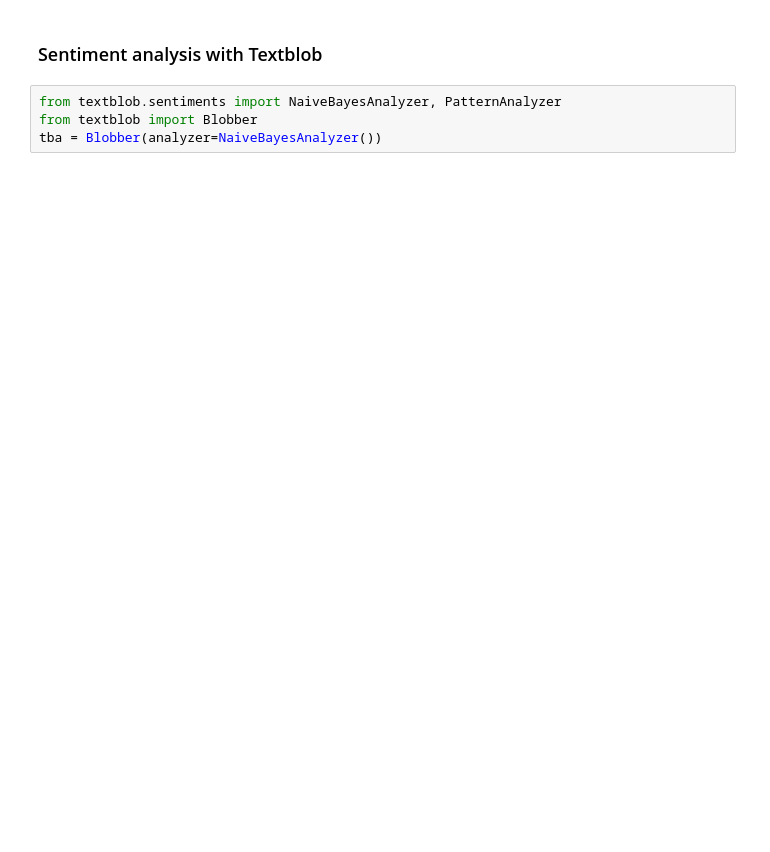
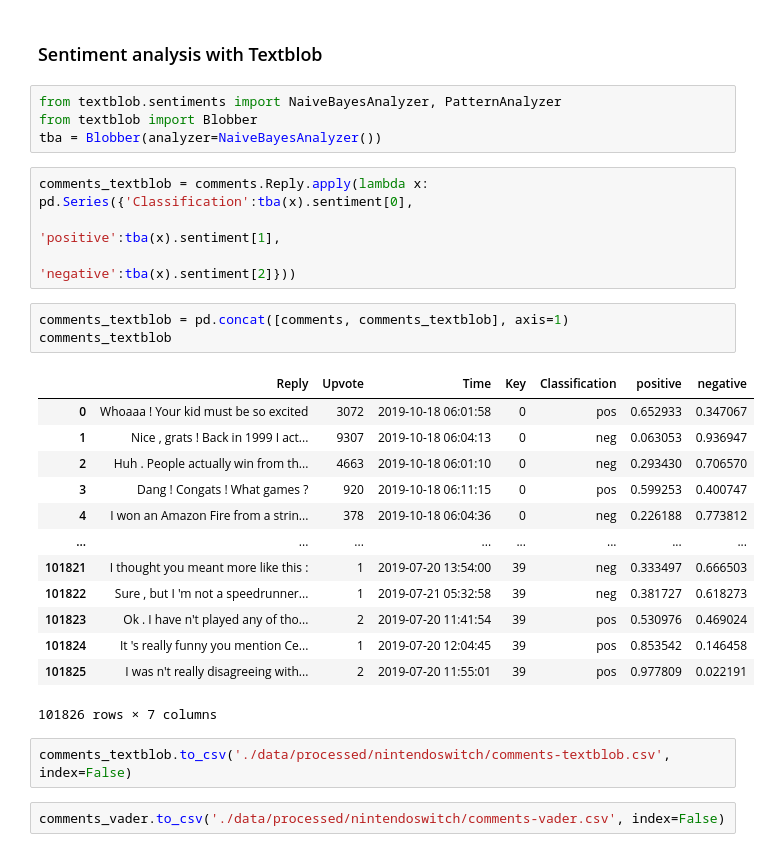
Before and after one commit to micoooo/Sentiment-Analysis, a Jupyter notebook: processing.ipynb, the cells around one changed output. Cells and saved outputs as stored; diff of their text form; blank space fills up the shorter version.

```diff
--- a/processing.ipynb
+++ b/processing.ipynb
@@ -151,3 +168,28 @@ comments_vader.head()
 from textblob.sentiments import NaiveBayesAnalyzer, PatternAnalyzer
 from textblob import Blobber
 tba = Blobber(analyzer=NaiveBayesAnalyzer())
+# %%
+comments_textblob = comments.Reply.apply(lambda x: pd.Series({'Classification':tba(x).sentiment[0],
+                                                                        'positive':tba(x).sentiment[1],
+                                                                        'negative':tba(x).sentiment[2]}))
+# %%
+comments_textblob = pd.concat([comments, comments_textblob], axis=1)
+comments_textblob
+# %% [output]
+|  | Reply | Upvote | Time | Key | Classification | positive | negative |
+| 0 | Whoaaa ! Your kid must be so excited | 3072 | 2019-10-18 06:01:58 | 0 | pos | 0.652933 | 0.347067 |
+| 1 | Nice , grats ! Back in 1999 I act... | 9307 | 2019-10-18 06:04:13 | 0 | neg | 0.063053 | 0.936947 |
+| 2 | Huh . People actually win from th... | 4663 | 2019-10-18 06:01:10 | 0 | neg | 0.293430 | 0.706570 |
+| 3 | Dang ! Congats ! What games ? | 920 | 2019-10-18 06:11:15 | 0 | pos | 0.599253 | 0.400747 |
+| 4 | I won an Amazon Fire from a strin... | 378 | 2019-10-18 06:04:36 | 0 | neg | 0.226188 | 0.773812 |
+| ... | ... | ... | ... | ... | ... | ... | ... |
+| 101821 | I thought you meant more like this : | 1 | 2019-07-20 13:54:00 | 39 | neg | 0.333497 | 0.666503 |
+| 101822 | Sure , but I 'm not a speedrunner... | 1 | 2019-07-21 05:32:58 | 39 | neg | 0.381727 | 0.618273 |
+| 101823 | Ok . I have n't played any of tho... | 2 | 2019-07-20 11:41:54 | 39 | pos | 0.530976 | 0.469024 |
+| 101824 | It 's really funny you mention Ce... | 1 | 2019-07-20 12:04:45 | 39 | pos | 0.853542 | 0.146458 |
+| 101825 | I was n't really disagreeing with... | 2 | 2019-07-20 11:55:01 | 39 | pos | 0.977809 | 0.022191 |
+101826 rows × 7 columns
+# %%
+comments_textblob.to_csv('./data/processed/nintendoswitch/comments-textblob.csv', index=False)
+# %%
+comments_vader.to_csv('./data/processed/nintendoswitch/comments-vader.csv', index=False)
```
Also changed, not shown: parts of 20 cells of this notebook, 1 other file.
